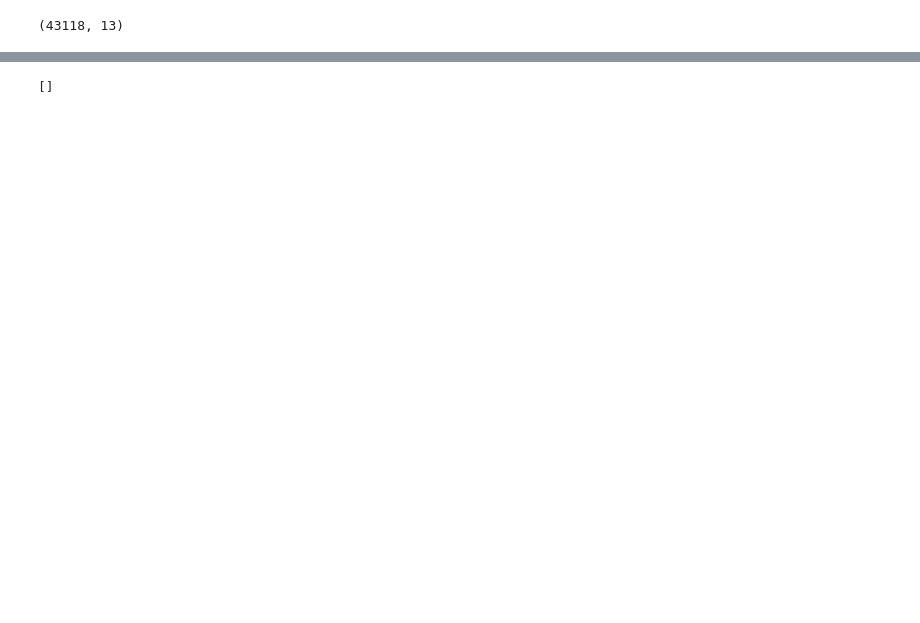
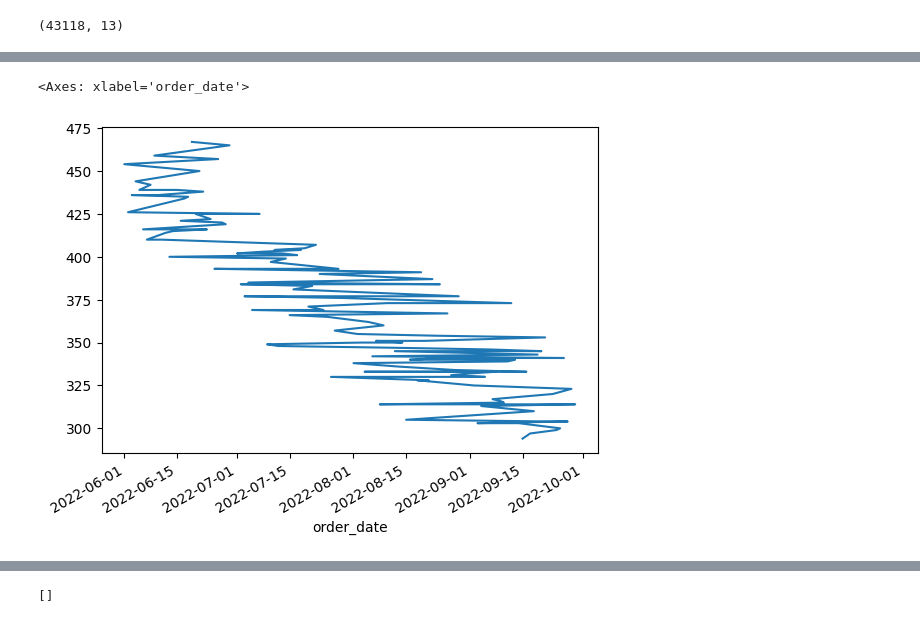
Before and after one commit to tawounfouet/fractal-analytics-academy, a Jupyter notebook: Course 2 - Data Analysis Using SQL/Foodhunter Data Analysis.ipynb, the cells around one changed output, grey strips where cells are left out. Drawn from its saved outputs; the diff is of its cells as text; code cells hidden in the pictures; blank space fills up the shorter version.

```diff
--- a/Course 2 - Data Analysis Using SQL/Foodhunter Data Analysis.ipynb
+++ b/Course 2 - Data Analysis Using SQL/Foodhunter Data Analysis.ipynb
@@ -102,0 +374,6 @@ df.shape
+# %%
+#df['order_date'].value_counts().plot(kind="line")
+df['order_date'].value_counts().plot(kind="line")
+# %% [output]
+<Axes: xlabel='order_date'>
+[figure, added]
```
Also changed, not shown: parts of 54 cells of this notebook, 15 other files.
